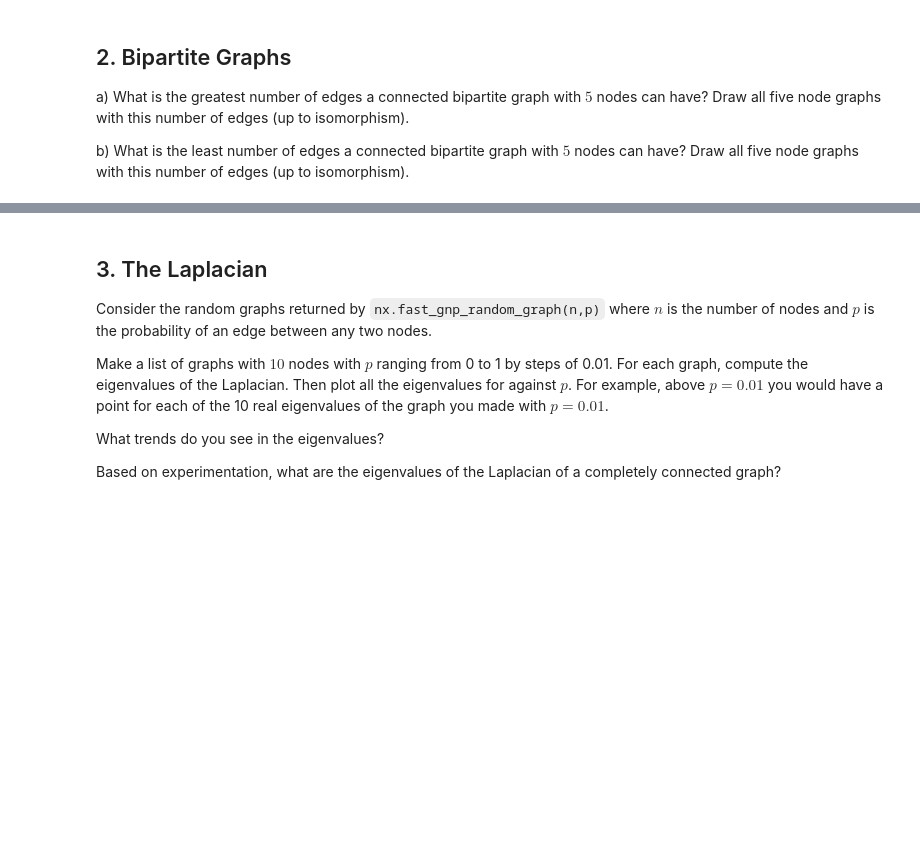
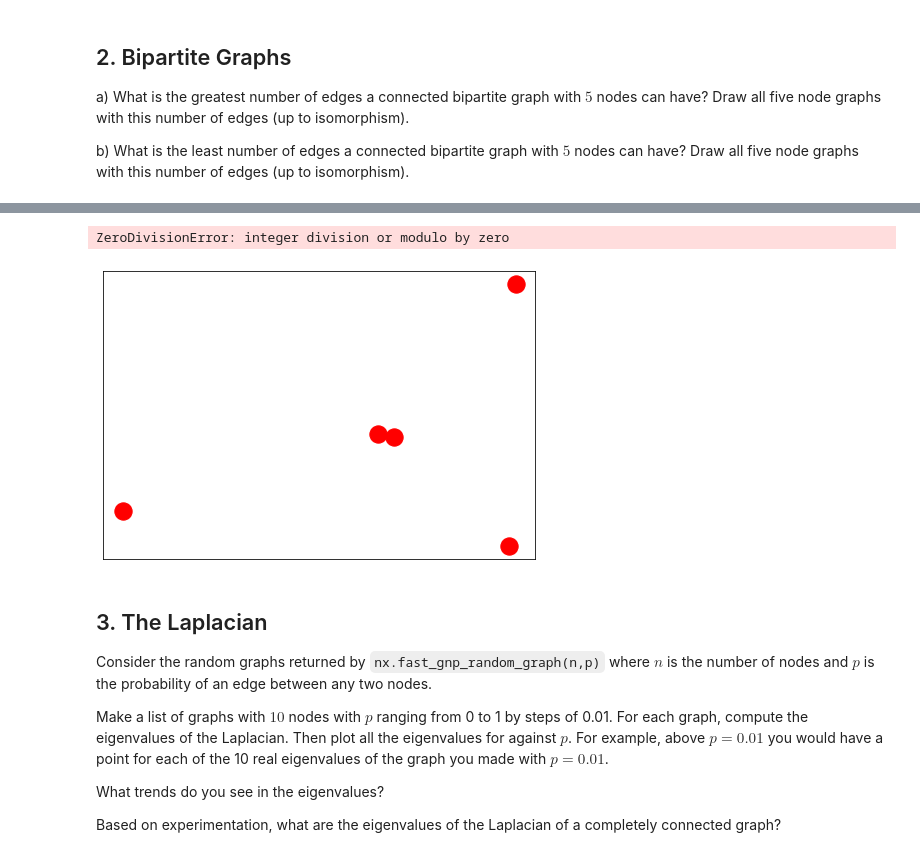
Before and after one commit to jwc0mbs3/eep502, a Jupyter notebook: combs_HW_07_Graphs_Due_12_12.ipynb, the cells around one changed output, grey strips where cells are left out. Saved outputs shown, nothing was run; the diff lists cells and outputs as text; code cells hidden in the pictures; blank space fills up the shorter version.

```diff
--- a/combs_HW_07_Graphs_Due_12_12.ipynb
+++ b/combs_HW_07_Graphs_Due_12_12.ipynb
@@ -76,3 +97,26 @@ b) What is the least number of edges a connected bipartite graph with $5$ nodes
+# %%
+nodeNames = {1:'1', 2:'2', 3:'3', 4:'4', 5:'5'}
+V = np.linspace(1,5, 5)
+edgesmax = [[1,3], [1,4], [1,5], [2,3], [2,4], [2,5]]
+
+edgesmin = [[1,2], [1,3], [1,4], [1,5]]
+
+G = nx.MultiDiGraph()
+G.add_nodes_from(V) # add nodes from V
+G.add_edges_from(edgesmax, color = 'k', weights = 2, length = 2)
+G.add_edges_from(edgesmin, color = 'b', weights = 1, length = 3)
+
+colors = nx.get_edge_attributes(G,'color').values()
+weights = nx.get_edge_attributes(G,'weight').values()
+
+pos = nx.spring_layout(G)
+nx.draw(G, pos, connectionstyle = 'arc3, rad = 0.5', edge_color = colors, width = list(weights), with_labels = True, node_color = 'red')
+edge_labels = dict([((u,v,),d['length']) for u,v,d in G.edges(data = True)])
+node_labels = dict([((u,v,),d['length']) for u,v,d in G.nodes(data = True)])
+plt.show()
+# %% [output]
+ZeroDivisionError: integer division or modulo by zero
+[figure, added]
 # %% [markdown]
 ## 3. The Laplacian
 
```
Also changed, not shown: parts of 6 cells of this notebook.
